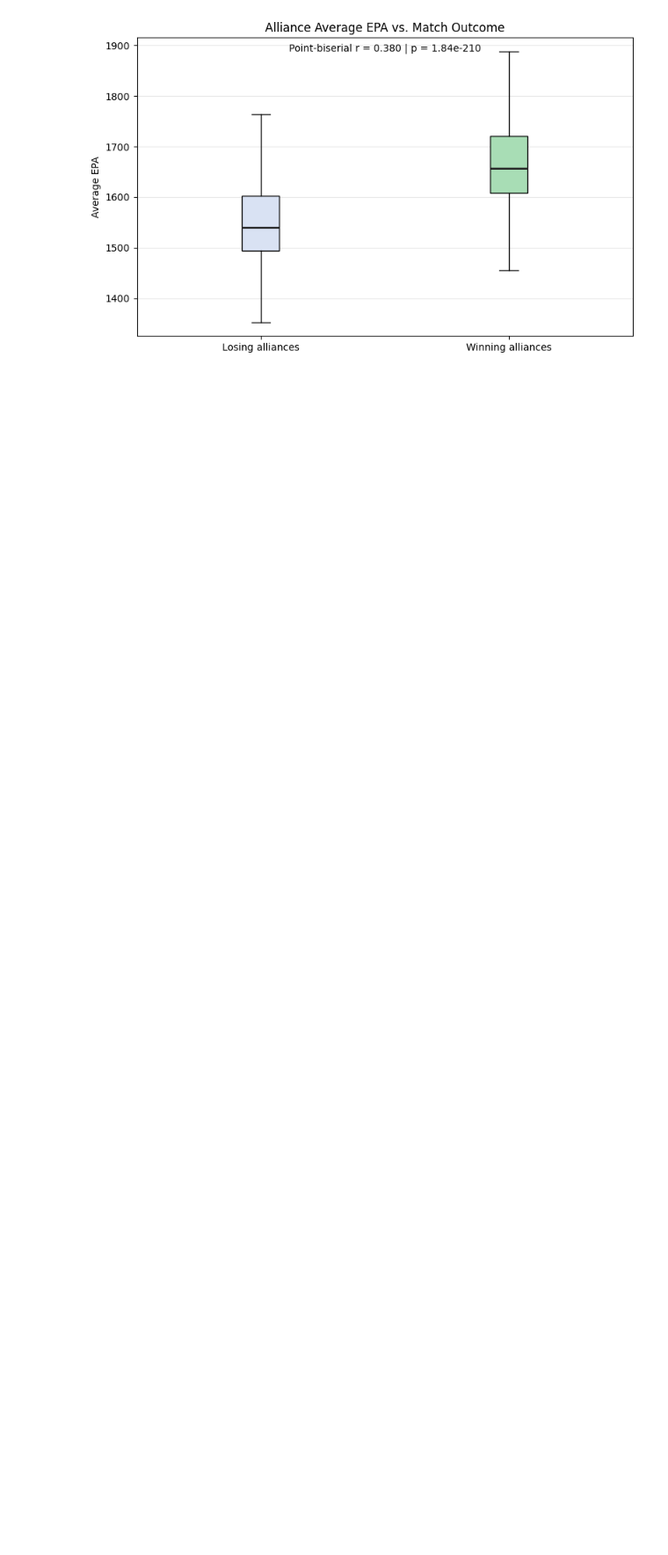
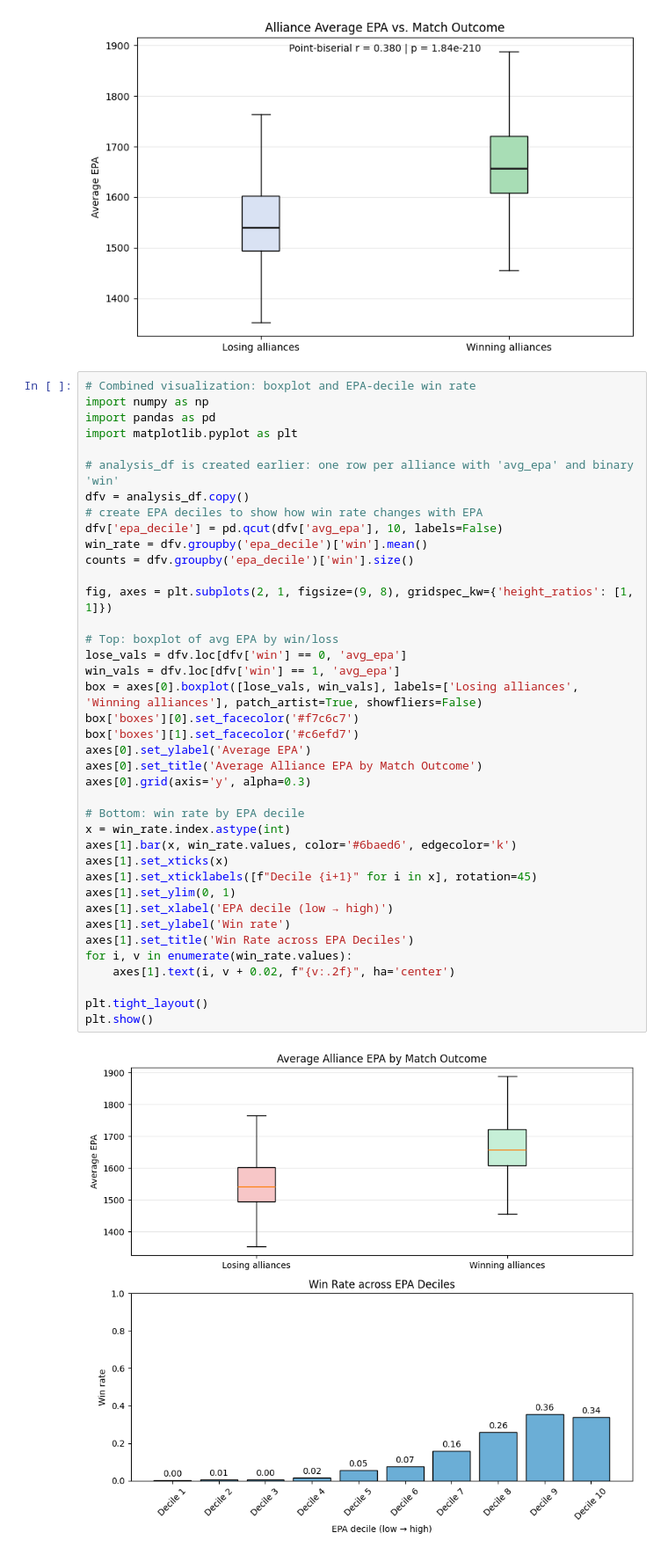
Before and after one commit to samfreund/CS2621-term-project, a Jupyter notebook: notebook.ipynb, the cells around one changed output. Shown at 88% size. Saved outputs shown, nothing was run; the diff lists cells and outputs as text; blank space fills up the shorter version.

```diff
--- a/notebook.ipynb
+++ b/notebook.ipynb
@@ -123,3 +123,44 @@ plt.tight_layout()
 plt.show()
 # %% [output]
 [figure]
+# %%
+# Combined visualization: boxplot and EPA-decile win rate
+import numpy as np
+import pandas as pd
+import matplotlib.pyplot as plt
+
+# analysis_df is created earlier: one row per alliance with 'avg_epa' and binary 'win'
+dfv = analysis_df.copy()
+# create EPA deciles to show how win rate changes with EPA
+dfv['epa_decile'] = pd.qcut(dfv['avg_epa'], 10, labels=False)
+win_rate = dfv.groupby('epa_decile')['win'].mean()
+counts = dfv.groupby('epa_decile')['win'].size()
+
+fig, axes = plt.subplots(2, 1, figsize=(9, 8), gridspec_kw={'height_ratios': [1, 1]})
+
+# Top: boxplot of avg EPA by win/loss
+lose_vals = dfv.loc[dfv['win'] == 0, 'avg_epa']
+win_vals = dfv.loc[dfv['win'] == 1, 'avg_epa']
+box = axes[0].boxplot([lose_vals, win_vals], labels=['Losing alliances', 'Winning alliances'], patch_artist=True, showfliers=False)
+box['boxes'][0].set_facecolor('#f7c6c7')
+box['boxes'][1].set_facecolor('#c6efd7')
+axes[0].set_ylabel('Average EPA')
+axes[0].set_title('Average Alliance EPA by Match Outcome')
+axes[0].grid(axis='y', alpha=0.3)
+
+# Bottom: win rate by EPA decile
+x = win_rate.index.astype(int)
+axes[1].bar(x, win_rate.values, color='#6baed6', edgecolor='k')
+axes[1].set_xticks(x)
+axes[1].set_xticklabels([f"Decile {i+1}" for i in x], rotation=45)
+axes[1].set_ylim(0, 1)
+axes[1].set_xlabel('EPA decile (low → high)')
+axes[1].set_ylabel('Win rate')
+axes[1].set_title('Win Rate across EPA Deciles')
+for i, v in enumerate(win_rate.values):
+    axes[1].text(i, v + 0.02, f"{v:.2f}", ha='center')
+
+plt.tight_layout()
+plt.show()
+# %% [output]
+[figure, added]
```
